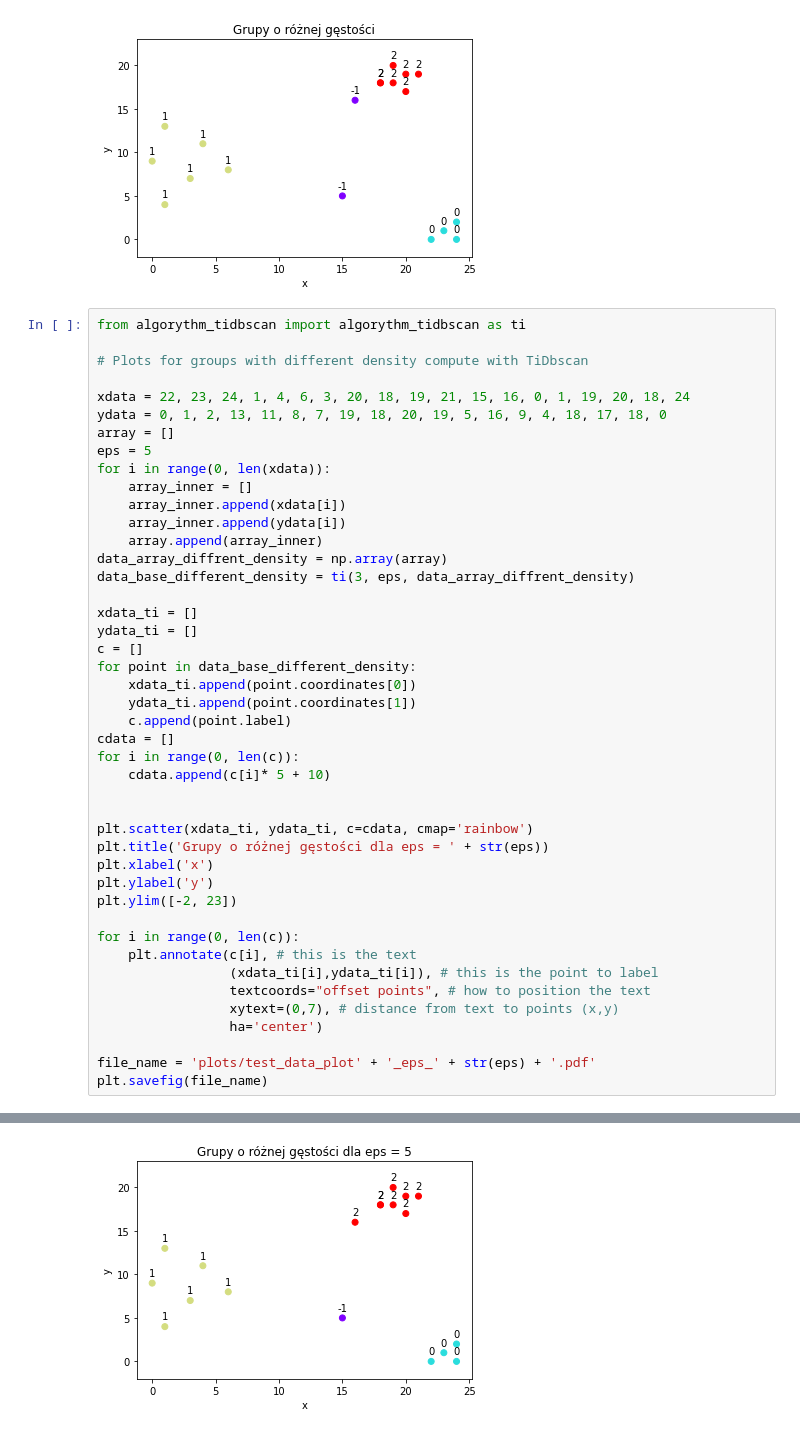
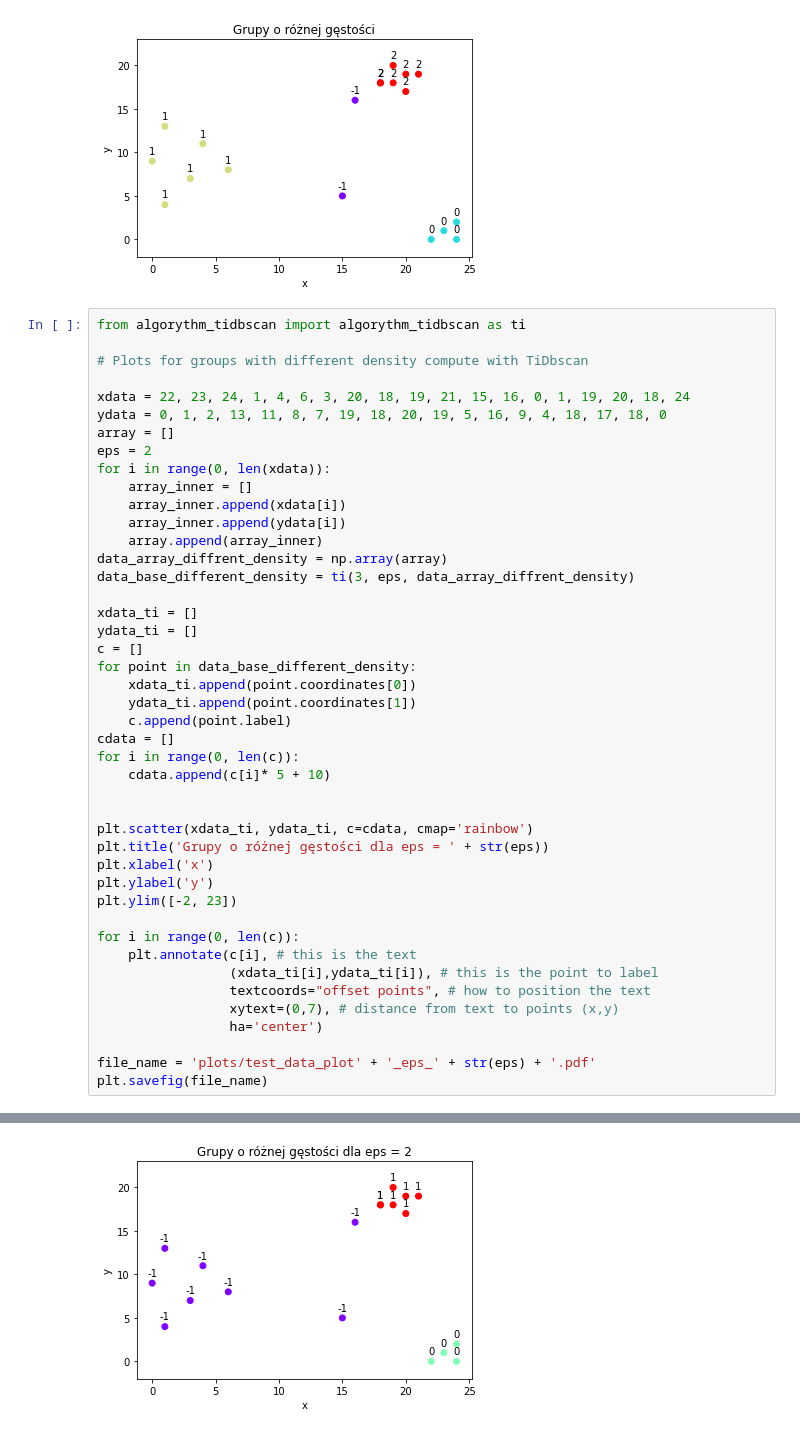
Before and after one commit to egi-megi/TIDBSCAN, a Jupyter notebook: plots.ipynb, the cells around one changed output, grey strips where cells are left out. Cells and saved outputs as stored; diff of their text form.

```diff
--- a/plots.ipynb
+++ b/plots.ipynb
@@ -85,7 +85,7 @@ from algorythm_tidbscan import algorythm_tidbscan as ti
 xdata = 22, 23, 24, 1, 4, 6, 3, 20, 18, 19, 21, 15, 16, 0, 1, 19, 20, 18, 24
 ydata = 0, 1, 2, 13, 11, 8, 7, 19, 18, 20, 19, 5, 16, 9, 4, 18, 17, 18, 0
 array = []
-eps = 5
+eps = 2
 for i in range(0, len(xdata)):
     array_inner = []
     array_inner.append(xdata[i])
@@ -142,4 +125,4 @@ Point 18 is in group 0
-[figure, old version]
+[figure, new version]
 # %%
 from algorythm_tidbscan import algorythm_tidbscan as ti
 
```
Also changed, not shown: parts of 2 cells of this notebook, 8 other files.
